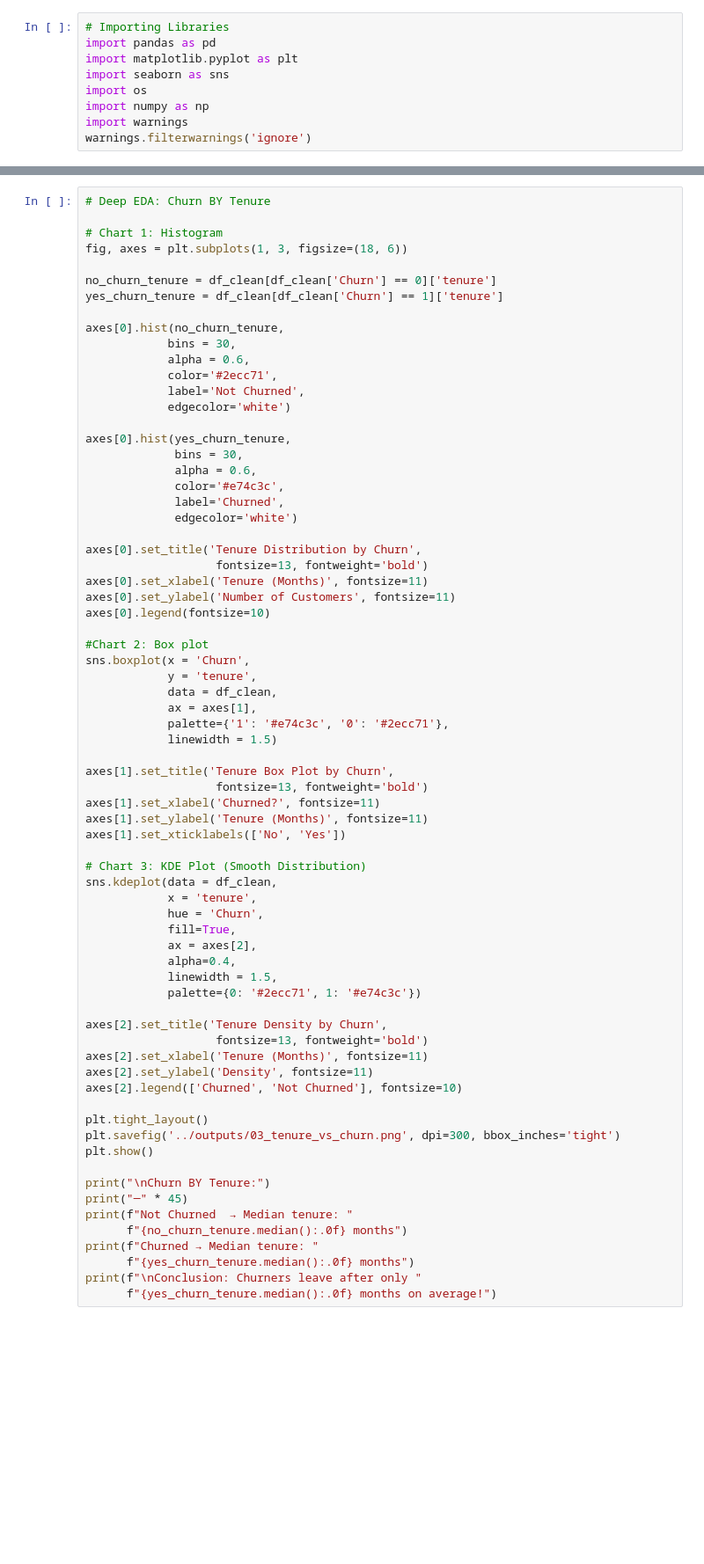
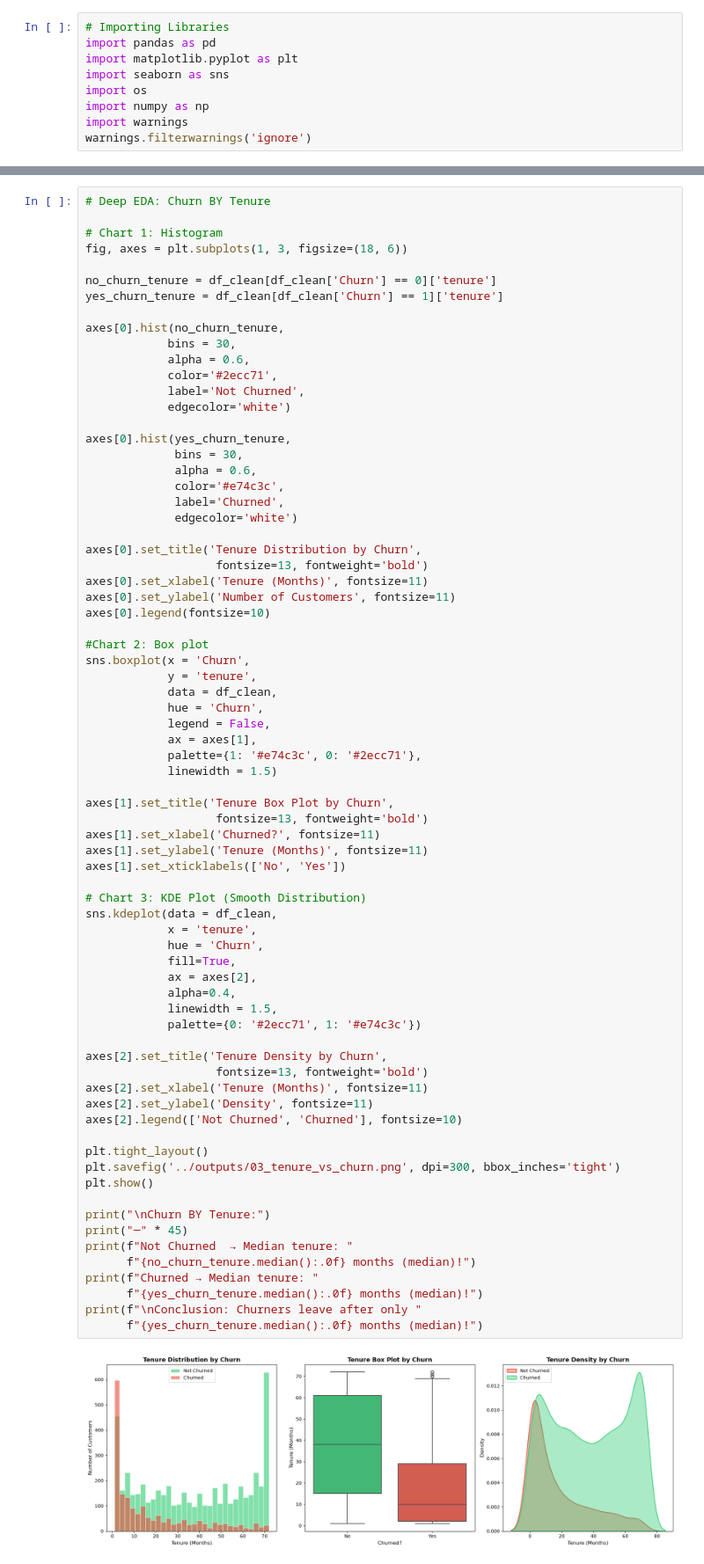
Before and after one commit to Venkatavishnuvardhanthota/customer-churn-prediction, a Jupyter notebook: notebooks/01_eda_and_modeling.ipynb, the cells around one changed output, grey strips where cells are left out. Shown at 88% size. Saved outputs shown, nothing was run; the diff lists cells and outputs as text; blank space fills up the shorter version.

```diff
--- a/notebooks/01_eda_and_modeling.ipynb
+++ b/notebooks/01_eda_and_modeling.ipynb
@@ -256,41 +394,45 @@ axes[0].legend(fontsize=10)
 sns.boxplot(x = 'Churn',
             y = 'tenure',
             data = df_clean,
+            hue = 'Churn',
+            legend = False,
             ax = axes[1],
-            palette={'1': '#e74c3c', '0': '#2ecc71'},
+            palette={1: '#e74c3c', 0: '#2ecc71'},
             linewidth = 1.5)
 
 axes[1].set_title('Tenure Box Plot by Churn',
                    fontsize=13, fontweight='bold')
 axes[1].set_xlabel('Churned?', fontsize=11)
 axes[1].set_ylabel('Tenure (Months)', fontsize=11)
 axes[1].set_xticklabels(['No', 'Yes'])
 
 # Chart 3: KDE Plot (Smooth Distribution)
 sns.kdeplot(data = df_clean,
             x = 'tenure',
             hue = 'Churn',
             fill=True,
             ax = axes[2],
             alpha=0.4,
             linewidth = 1.5,
             palette={0: '#2ecc71', 1: '#e74c3c'})
 
 axes[2].set_title('Tenure Density by Churn',
                    fontsize=13, fontweight='bold')
 axes[2].set_xlabel('Tenure (Months)', fontsize=11)
 axes[2].set_ylabel('Density', fontsize=11)
-axes[2].legend(['Churned', 'Not Churned'], fontsize=10)
+axes[2].legend(['Not Churned', 'Churned'], fontsize=10)
 
 plt.tight_layout()
 plt.savefig('../outputs/03_tenure_vs_churn.png', dpi=300, bbox_inches='tight')
 plt.show()
 
 print("\nChurn BY Tenure:")
 print("─" * 45)
 print(f"Not Churned  → Median tenure: "
-      f"{no_churn_tenure.median():.0f} months")
+      f"{no_churn_tenure.median():.0f} months (median)!")
 print(f"Churned → Median tenure: "
-      f"{yes_churn_tenure.median():.0f} months")
+      f"{yes_churn_tenure.median():.0f} months (median)!")
 print(f"\nConclusion: Churners leave after only "
-      f"{yes_churn_tenure.median():.0f} months on average!")
+      f"{yes_churn_tenure.median():.0f} months (median)!")
+# %% [output]
+[figure, added]
```
Also changed, not shown: parts of 25 cells of this notebook, 24 other files.
